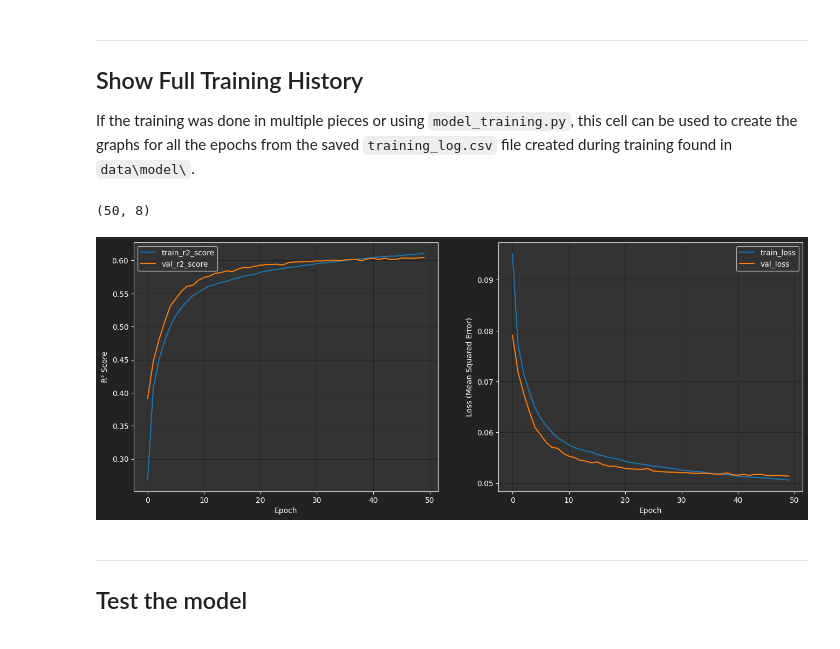
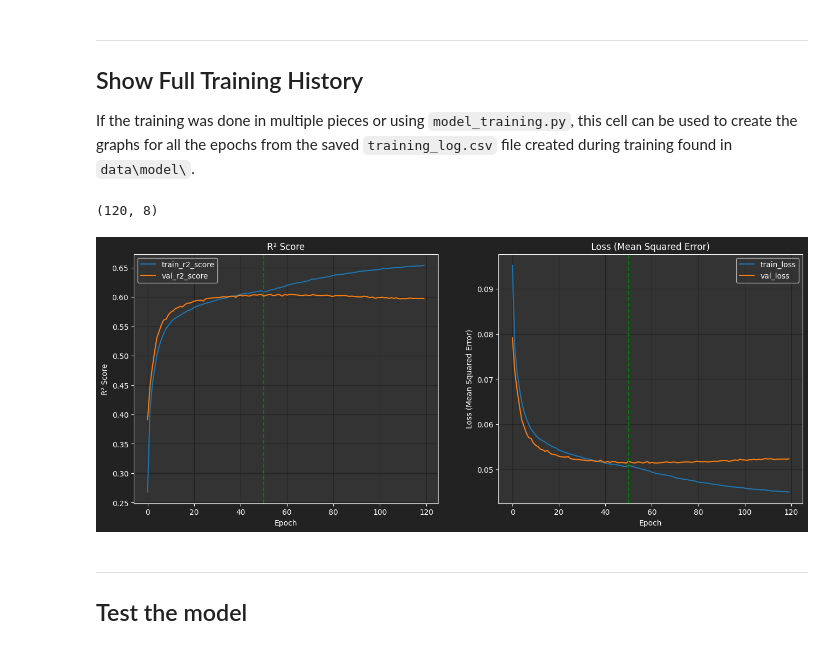
Before and after one commit to zachaa/Galaxy_Morphology_Classification, a Jupyter notebook: model_training.ipynb, the cells around one changed output. Saved outputs shown, nothing was run; the diff lists cells and outputs as text; code cells hidden in the pictures.

Commit message:
full training complete + add model file & extras

```diff
--- a/model_training.ipynb
+++ b/model_training.ipynb
@@ -276,7 +235,7 @@ class_weights = {
 # %%
 history = model.fit(X_train_images,
                     y_train,
-                    epochs=2,
+                    epochs=50,
                     callbacks=callbacks_,
                     batch_size=2_000,
                     validation_split=0.1)
@@ -299,8 +258,8 @@ if model is None:
 # Continue training model
 history = model.fit(X_train_images,
                     y_train,
-                    initial_epoch=15,    # TODO Set ending epoch from previous training
-                    epochs=35,          # Total Epochs (new + previous)
+                    initial_epoch=50,    # Set ending epoch from previous training
+                    epochs=120,          # Total Epochs (new + previous)
                     callbacks=callbacks_resume,  # want to append to existing CSV log
                     batch_size=2_000,
                     validation_split=0.1)
@@ -336,32 +274,37 @@ Saved!
 ## Show Full Training History
 If the training was done in multiple pieces or using `model_training.py`, this cell can be used to create the graphs for all the epochs from the saved `training_log.csv` file created during training found in `data\model\`.
 # %%
-def plot_history_full(history: pd.DataFrame, metric: str, metric_full_name: str):
+def plot_history_full(history: pd.DataFrame, metric: str, metric_full_name: str, epoch_line: int = None):
     """Creates a plot for history of the followed metric and Loss (MSE)"""
     with plt.rc_context(history_plt_style):
         fig, axs = plt.subplots(1, 2, figsize=(16,6))
         fig.patch.set_facecolor('#222')
         # tracked Metric Graph
         axs[0].plot(history[metric], label=f'train_{metric}')
         axs[0].plot(history[f'val_{metric}'], label=f'val_{metric}')
         axs[0].set_xlabel('Epoch')
         axs[0].set_ylabel(metric_full_name)
         axs[0].legend()
+        axs[0].set_title(metric_full_name)
         # Loss Graph
         axs[1].plot(history['loss'], label='train_loss')
         axs[1].plot(history['val_loss'], label='val_loss')
         axs[1].set_xlabel('Epoch')
         axs[1].set_ylabel('Loss (Mean Squared Error)')
         axs[1].legend()
+        axs[1].set_title('Loss (Mean Squared Error)')
+        if epoch_line is not None:
+            axs[0].axvline(epoch_line, color='green', ls='--')
+            axs[1].axvline(epoch_line, color='green', ls='--')
         plt.show()
 
 df_history = pd.read_csv("data/model/training_log.csv")
 print(df_history.shape)
-plot_history_full(df_history, "r2_score", "R² Score")
+plot_history_full(df_history, "r2_score", "R² Score", 50)
 # plot_history_full(df_history, "root_mean_squared_error", "Root Mean Squared Error")
 # %% [output]
-(50, 8)
+(120, 8)
-[figure, old version]
+[figure, new version]
 # %% [markdown]
 ---
 
```
Also changed, not shown: parts of 7 cells of this notebook, 6 other files.
